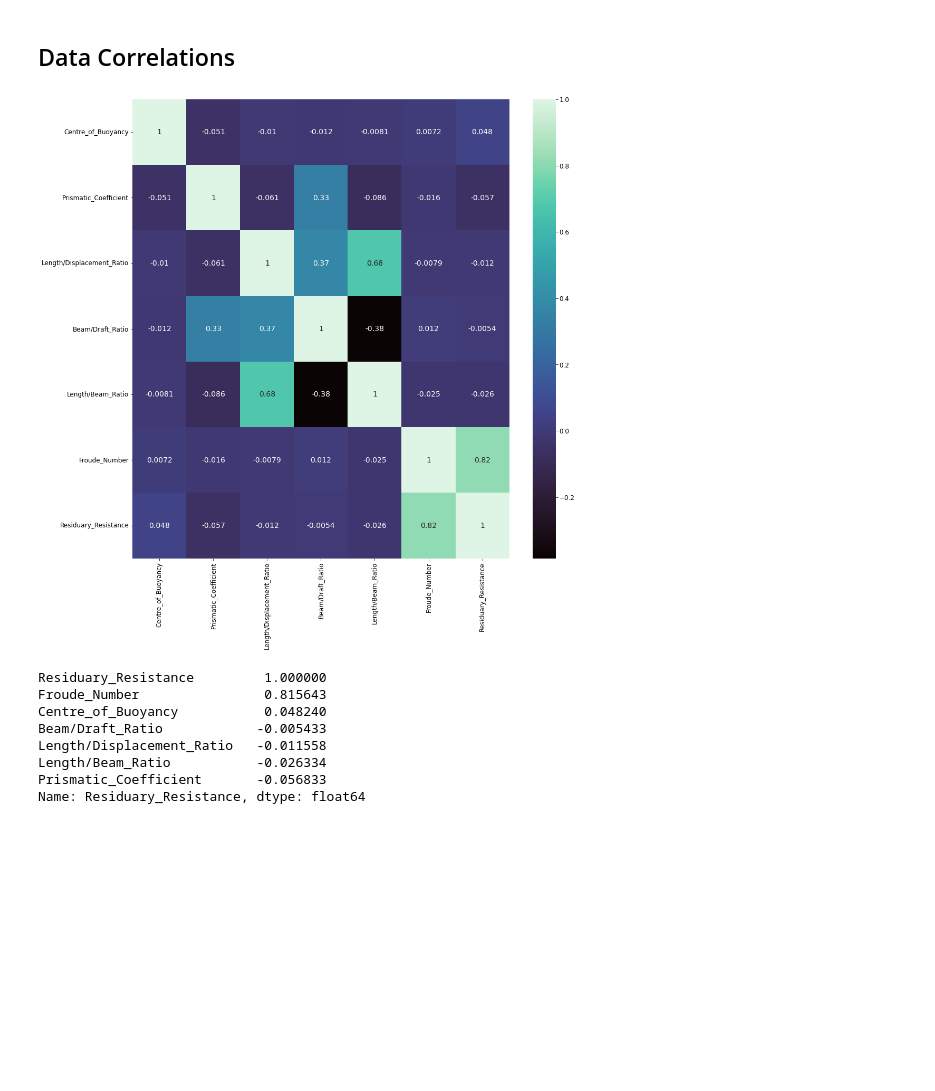
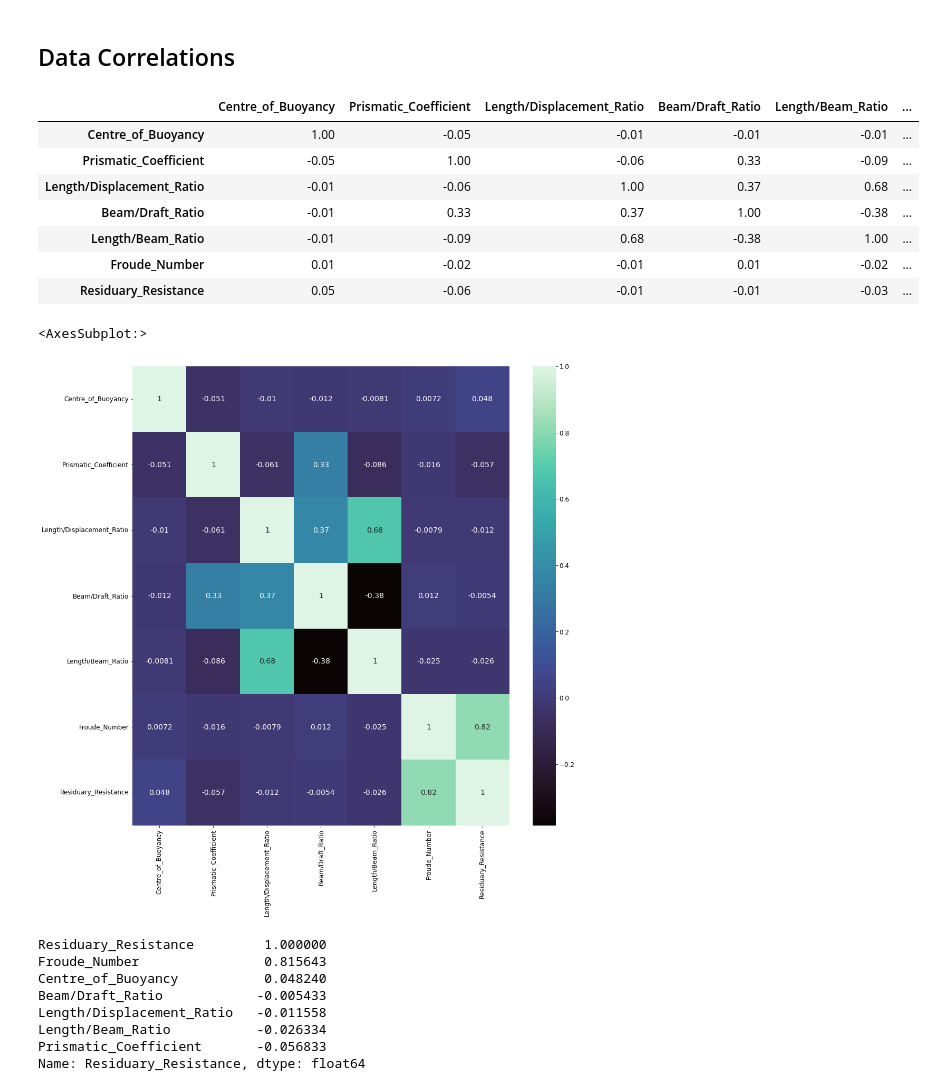
Before and after one commit to dujest/yacht-resistance, a Jupyter notebook: yacht_resistance_prediction.ipynb, the cells around one changed output. Saved outputs shown, nothing was run; the diff lists cells and outputs as text; code cells hidden in the pictures; blank space fills up the shorter version.

```diff
--- a/yacht_resistance_prediction.ipynb
+++ b/yacht_resistance_prediction.ipynb
@@ -238,14 +238,24 @@ Name: Length/Displacement_Ratio, dtype: float64
 ## Data Correlations
 # %%
 yacht = strat_train_set.copy()
+# %%
+# get correlations of each features in the dataset
+corr_matrix = yacht.corr()
+corr_matrix.round(2)
+# %% [output]
+|  | Centre_of_Buoyancy | Prismatic_Coefficient | Length/Displacement_Ratio | Beam/Draft_Ratio | Length/Beam_Ratio | ... |
+| Centre_of_Buoyancy | 1.00 | -0.05 | -0.01 | -0.01 | -0.01 | ... |
+| Prismatic_Coefficient | -0.05 | 1.00 | -0.06 | 0.33 | -0.09 | ... |
+| Length/Displacement_Ratio | -0.01 | -0.06 | 1.00 | 0.37 | 0.68 | ... |
+| Beam/Draft_Ratio | -0.01 | 0.33 | 0.37 | 1.00 | -0.38 | ... |
+| Length/Beam_Ratio | -0.01 | -0.09 | 0.68 | -0.38 | 1.00 | ... |
+| Froude_Number | 0.01 | -0.02 | -0.01 | 0.01 | -0.02 | ... |
+| Residuary_Resistance | 0.05 | -0.06 | -0.01 | -0.01 | -0.03 | ... |
 # %%
-# get correlations of each features in the dataset
-corrmat = yacht.corr()
-top_corr_features = corrmat.index
+# plot heat map
 plt.figure(figsize=(16, 16))
-
-# plot heat map
-g=sns.heatmap(yacht[top_corr_features].corr(), annot=True, cmap="mako")
+sns.heatmap(corr_matrix, annot=True, cmap="mako")
 # %% [output]
+<AxesSubplot:>
 [figure]
 # %%
```
Also changed, not shown: parts of 3 cells of this notebook, 1 other file.
